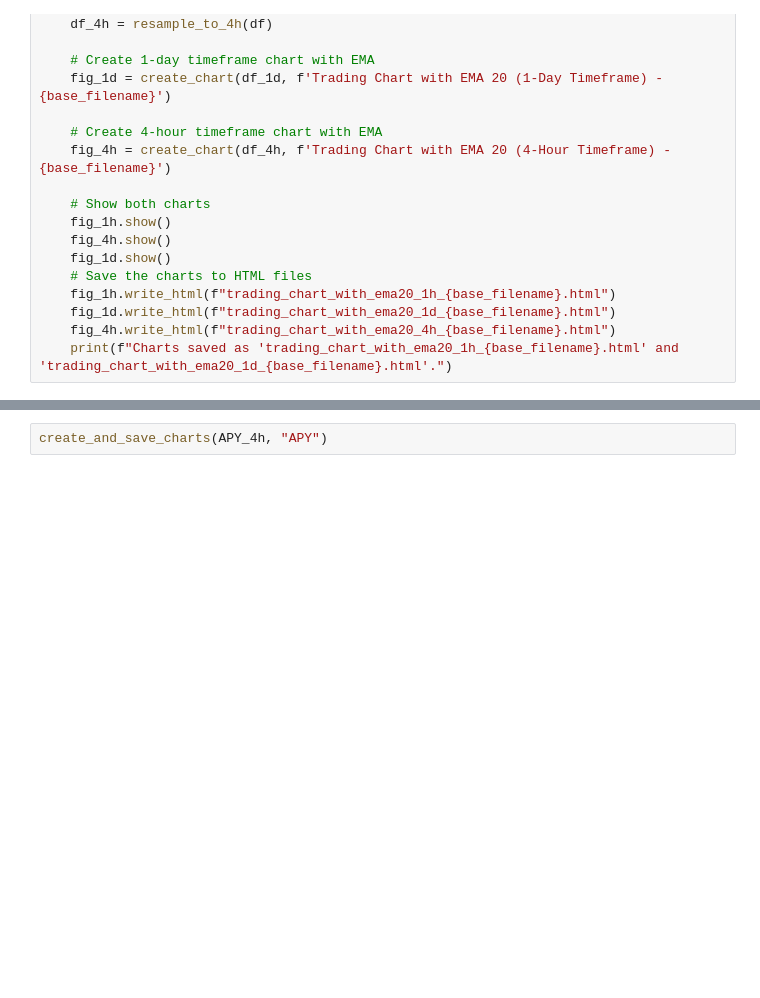
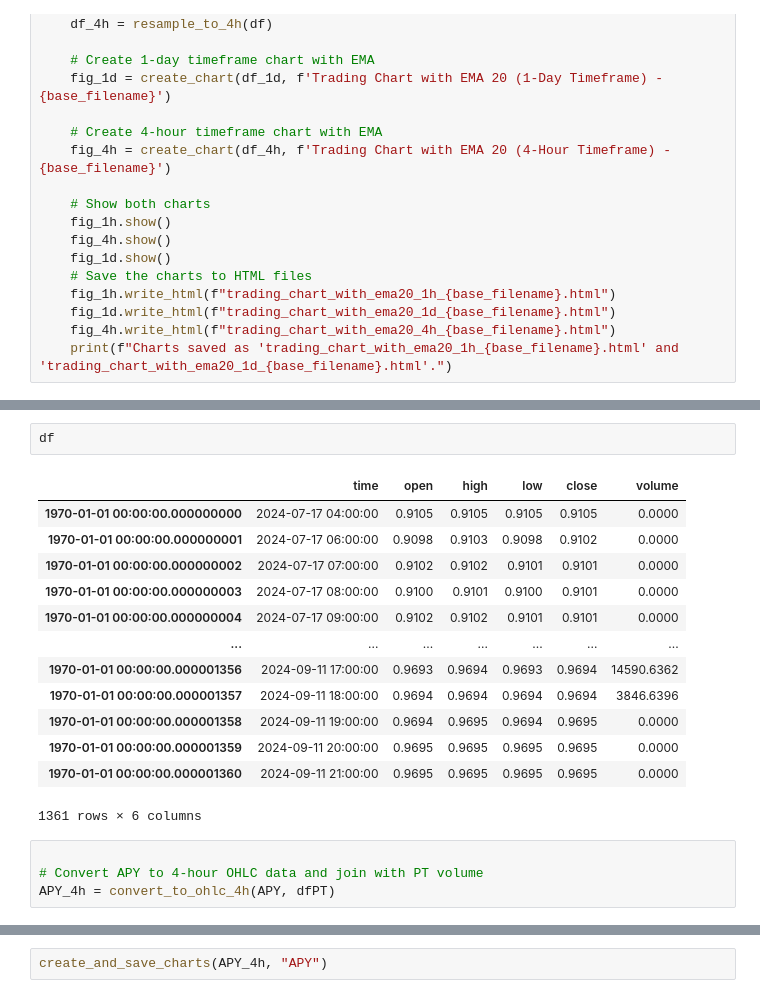
Before and after one commit to DavidbigC/Pendle-PT-Trading-Tool, a Jupyter notebook: PT trading.ipynb, the cells around one changed output, grey strips where cells are left out. Cells and saved outputs as stored; diff of their text form; blank space fills up the shorter version.

```diff
--- a/PT trading.ipynb
+++ b/PT trading.ipynb
@@ -557,0 +572,20 @@ APY_4h = convert_to_ohlc_4h(APY, dfPT)
+# %%
+df
+# %% [output]
+|  | time | open | high | low | close | volume |
+| 1970-01-01 00:00:00.000000000 | 2024-07-17 04:00:00 | 0.9105 | 0.9105 | 0.9105 | 0.9105 | 0.0000 |
+| 1970-01-01 00:00:00.000000001 | 2024-07-17 06:00:00 | 0.9098 | 0.9103 | 0.9098 | 0.9102 | 0.0000 |
+| 1970-01-01 00:00:00.000000002 | 2024-07-17 07:00:00 | 0.9102 | 0.9102 | 0.9101 | 0.9101 | 0.0000 |
+| 1970-01-01 00:00:00.000000003 | 2024-07-17 08:00:00 | 0.9100 | 0.9101 | 0.9100 | 0.9101 | 0.0000 |
+| 1970-01-01 00:00:00.000000004 | 2024-07-17 09:00:00 | 0.9102 | 0.9102 | 0.9101 | 0.9101 | 0.0000 |
+| ... | ... | ... | ... | ... | ... | ... |
+| 1970-01-01 00:00:00.000001356 | 2024-09-11 17:00:00 | 0.9693 | 0.9694 | 0.9693 | 0.9694 | 14590.6362 |
+| 1970-01-01 00:00:00.000001357 | 2024-09-11 18:00:00 | 0.9694 | 0.9694 | 0.9694 | 0.9694 | 3846.6396 |
+| 1970-01-01 00:00:00.000001358 | 2024-09-11 19:00:00 | 0.9694 | 0.9695 | 0.9694 | 0.9695 | 0.0000 |
+| 1970-01-01 00:00:00.000001359 | 2024-09-11 20:00:00 | 0.9695 | 0.9695 | 0.9695 | 0.9695 | 0.0000 |
+| 1970-01-01 00:00:00.000001360 | 2024-09-11 21:00:00 | 0.9695 | 0.9695 | 0.9695 | 0.9695 | 0.0000 |
+1361 rows × 6 columns
+# %%
+
+# Convert APY to 4-hour OHLC data and join with PT volume
+APY_4h = convert_to_ohlc_4h(APY, dfPT)
```
Also changed, not shown: parts of 9 cells of this notebook, 6 other files.
